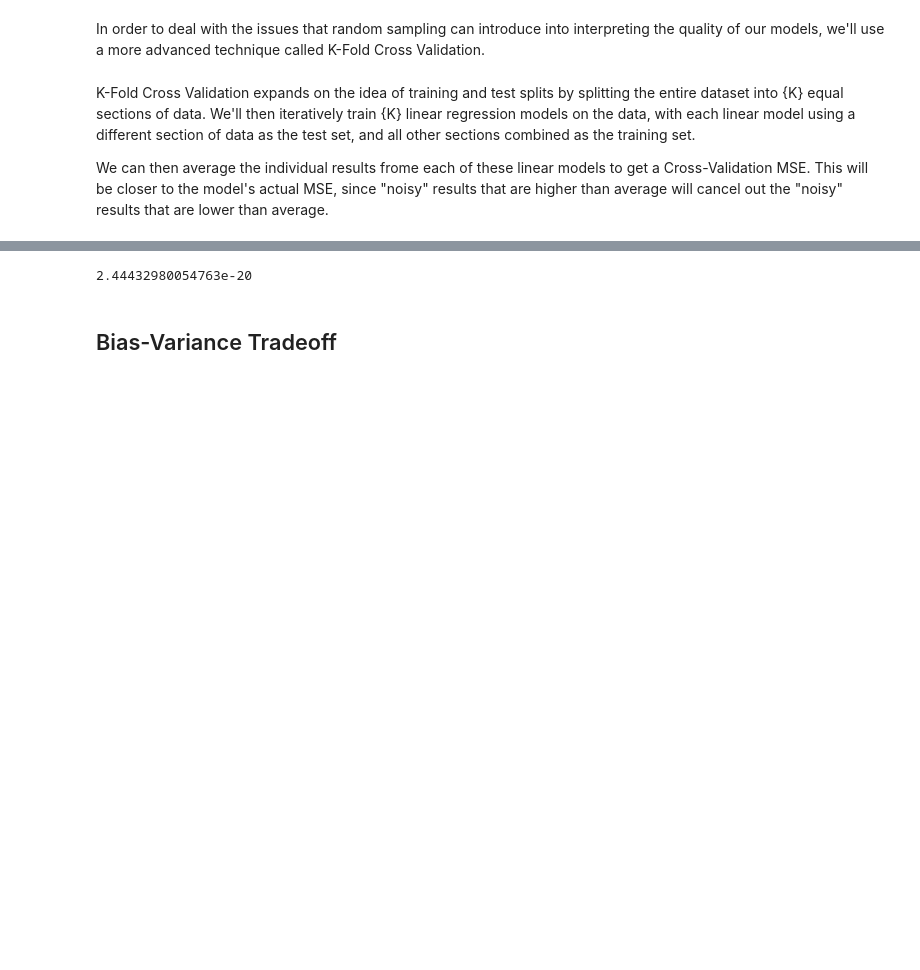
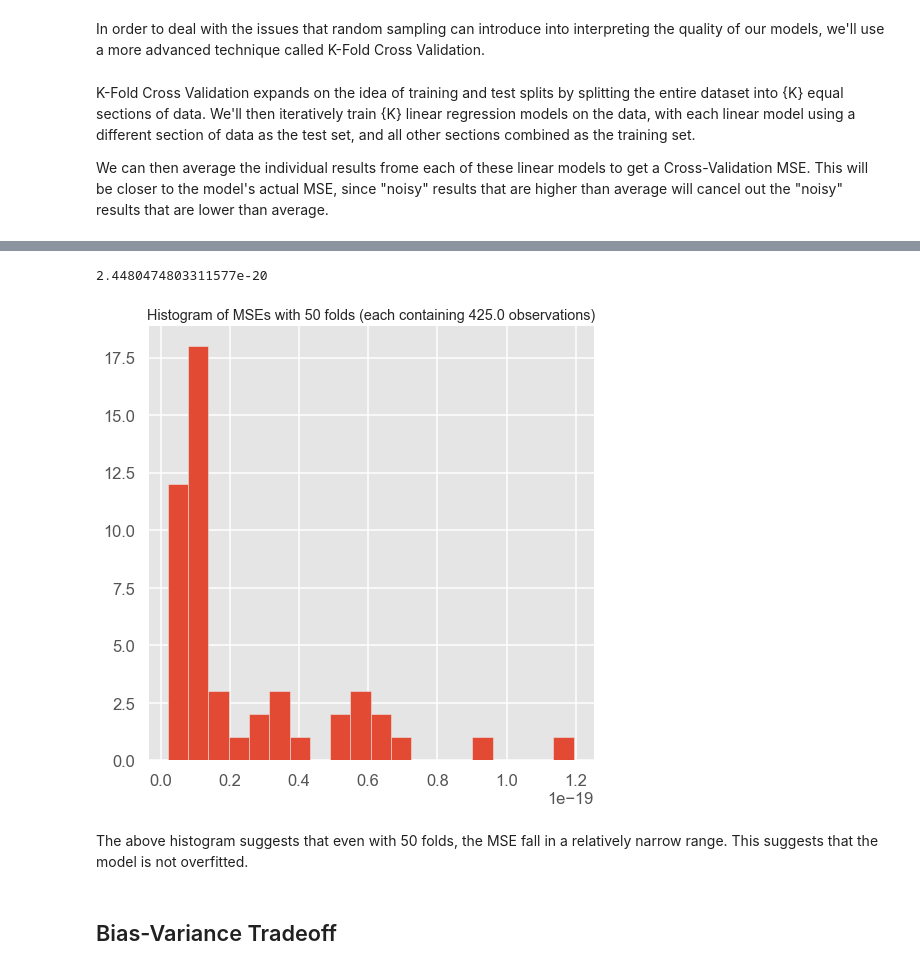
Before and after one commit to baotramduong/Portfolio_Project_Multivariate_Linear_Regression_King_County_Housing, a Jupyter notebook: Part II - Machine Learning.ipynb, the cells around one changed output, grey strips where cells are left out. Drawn from its saved outputs; the diff is of its cells as text; code cells hidden in the pictures; blank space fills up the shorter version.

```diff
--- a/Part II - Machine Learning.ipynb
+++ b/Part II - Machine Learning.ipynb
@@ -509,24 +479,0 @@ preprocessed_folds = kfolds(preprocessed_data, 5)
-# %%
-test_errs = []
-train_errs = []
-k=5
-
-for n in range(k):
-
-    # Split in train and test for the fold
-    train = pd.concat([fold for i, fold in enumerate(preprocessed_folds) if i != n])
-    test = preprocessed_folds[n]
-
-    # Fit a linear regression model
-    linreg.fit(X_train, y_train)
-
-    # Evaluate Train and Test errors
-    y_hat_train = linreg.predict(X_train)
-    y_hat_test = linreg.predict(X_test)
-    train_residuals = y_hat_train - y_train
-    test_residuals = y_hat_test - y_test
-    train_errs.append(np.mean(train_residuals.astype(float)**2))
-    test_errs.append(np.mean(test_residuals.astype(float)**2))
-
-print(train_errs)
-print(test_errs)
@@ -536,9 +480,10 @@ print(test_errs)
 # %%
-#cross-validation
+#cross-validation to check for overfitting
 from sklearn.metrics import mean_squared_error, make_scorer
 from sklearn.model_selection import cross_val_score
 
 #get the mean squared error
 mse = make_scorer(mean_squared_error)
 
-cv_result = cross_val_score(linreg, X, y, cv = 5, scoring = mse)
+cv_result = cross_val_score(linreg, X, y, cv = 50, scoring = mse)
+cv_result
@@ -545,7 +504,21 @@ cv_result = cross_val_score(linreg, X, y, cv = 5, scoring = mse)
 # %%
 cv_result.mean()
 # %% [output]
-2.44432980054763e-20
+2.4480474803311577e-20
+# %%
+#visualize the cv_result
+
+folds = 50
+plt.figure(figsize = (8, 8))
+plt.hist(cv_result, bins = 20);
+
+#set labels
+plt.title('Histogram of MSEs with {} folds (each containing {} observations)'
+          .format(folds, round(len(preprocessed) / folds, 0)));
+# %% [output]
+[figure, added]
+# %% [markdown]
+The above histogram suggests that even with 50 folds, the MSE fall in a relatively narrow range. This suggests that the model is not overfitted.
 # %% [markdown]
 ## Bias-Variance Tradeoff
 # %% [markdown]
```
Also changed, not shown: parts of 24 cells of this notebook.
